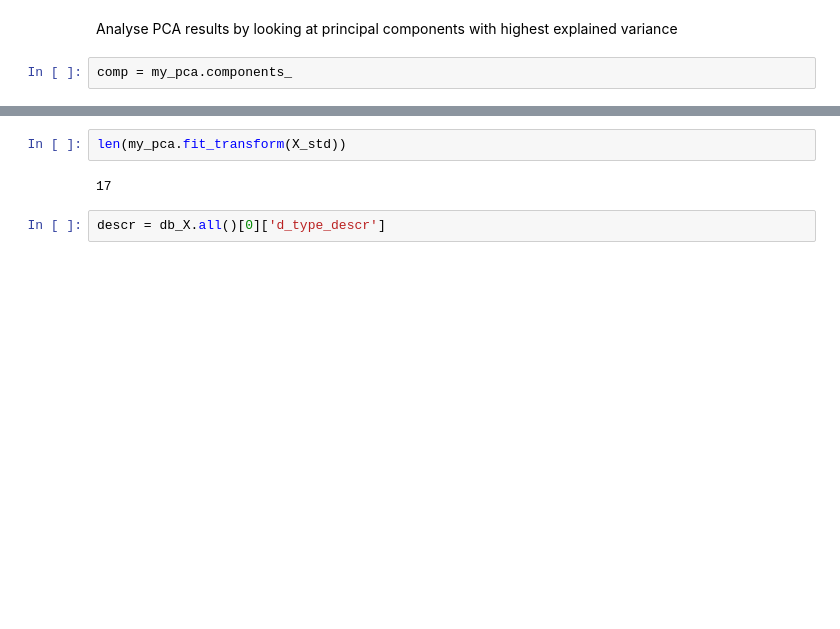
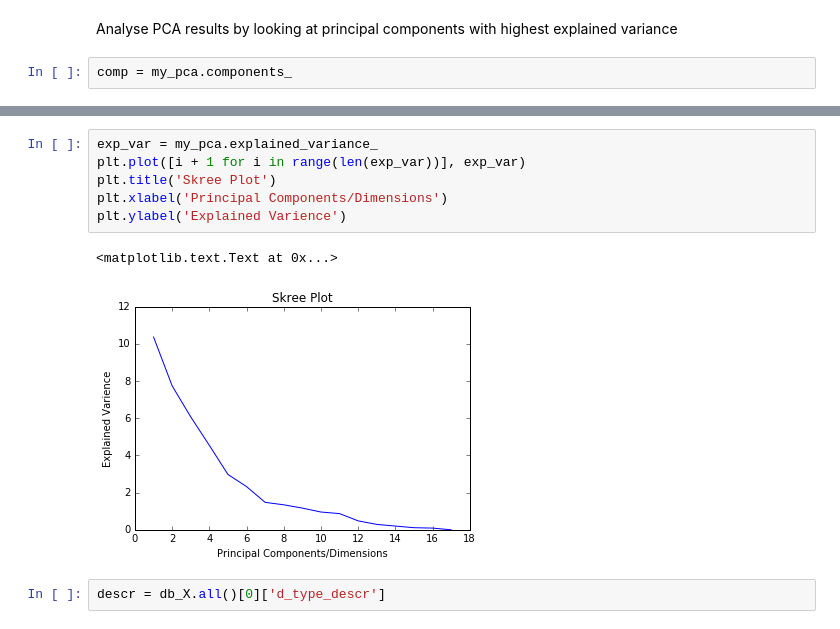
Before and after one commit to reinhardfechter/FlexPVCModel, a Jupyter notebook: Try_pca.ipynb, the cells around one changed output, grey strips where cells are left out. Saved outputs shown, nothing was run; the diff lists cells and outputs as text; blank space fills up the shorter version.

```diff
--- a/Try_pca.ipynb
+++ b/Try_pca.ipynb
@@ -125,7 +130,12 @@ array([ 0.25281568,  0.18875688,  0.14802325,  0.11070184,  0.07258498])
-# %%
-len(my_pca.fit_transform(X_std))
-# %% [output]
-17
+# %%
+exp_var = my_pca.explained_variance_
+plt.plot([i + 1 for i in range(len(exp_var))], exp_var)
+plt.title('Skree Plot')
+plt.xlabel('Principal Components/Dimensions')
+plt.ylabel('Explained Varience')
+# %% [output]
+<matplotlib.text.Text at 0x...>
+[figure, added]
 # %%
 descr = db_X.all()[0]['d_type_descr']
 # %%
```
Also changed, not shown: parts of 11 cells of this notebook.
